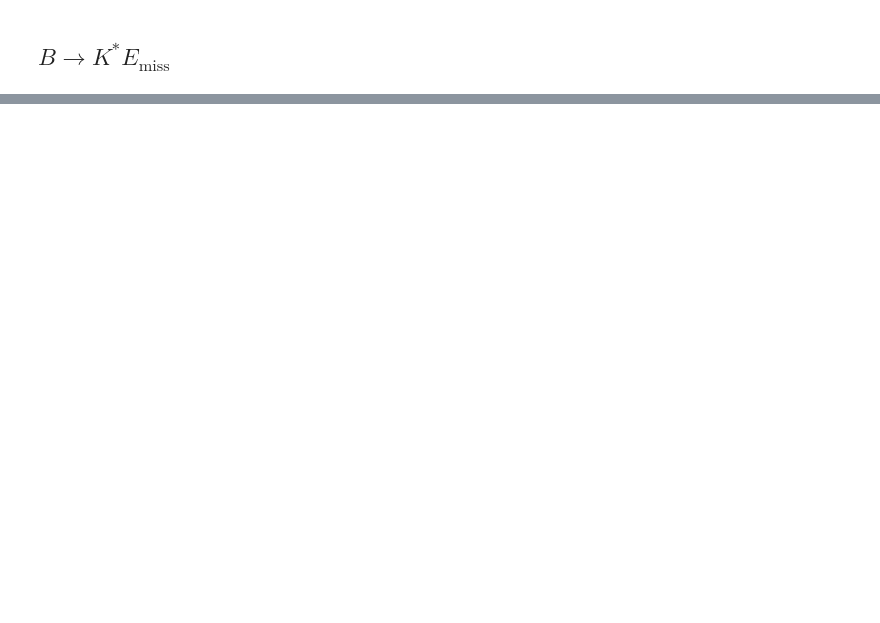
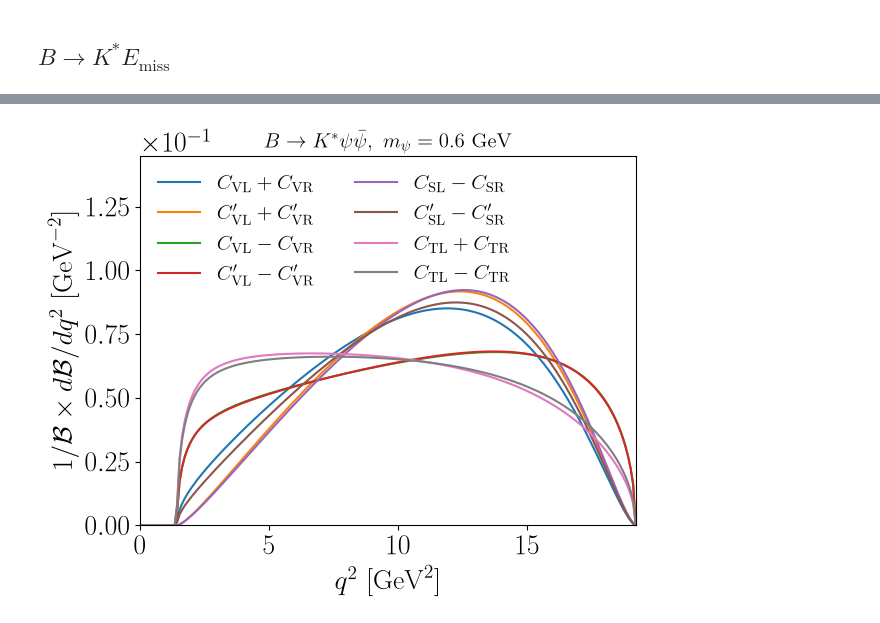
Before and after one commit to PatrickBolton/bk-invisible-fits, a Jupyter notebook: notebooks/01_BR_plots.ipynb, the cells around one changed output, grey strips where cells are left out. Drawn from its saved outputs; the diff is of its cells as text; code cells hidden in the pictures; blank space fills up the shorter version.

```diff
--- a/notebooks/01_BR_plots.ipynb
+++ b/notebooks/01_BR_plots.ipynb
@@ -245,0 +93,14 @@ plt.savefig(SAVE_DIR / "BtoKs_3body_fermion.pdf", bbox_inches='tight')
+# %%
+plot_spectra({
+    r'$C_{\rm VL} + C_{\rm VR}$': Model("psipsi", m, CVL = 1., CVR = 1.),
+    r'$C_{\rm VL}^{\prime} + C_{\rm VR}^{\prime}$': Model("psipsi", m, CVLp = 1., CVRp = 1.),
+    r'$C_{\rm VL} - C_{\rm VR}$': Model("psipsi", m, CVL = 1., CVR = -1.),
+    r'$C_{\rm VL}^{\prime} - C_{\rm VR}^{\prime}$': Model("psipsi", m, CVLp = 1., CVRp = -1.),
+    r'$C_{\rm SL} - C_{\rm SR}$': Model("psipsi", m, CSL = 1., CSR = -1.),
+    r'$C_{\rm SL}^{\prime} - C_{\rm SR}^{\prime}$': Model("psipsi", m, CSLp = 1., CSRp = -1.),
+    r'$C_{\rm TL} + C_{\rm TR}$': Model("psipsi", m, CTL = 1., CTR = 1.),
+    r'$C_{\rm TL} - C_{\rm TR}$': Model("psipsi", m, CTL = 1., CTR = -1.),
+}, KS, ylim = (0, 0.145), title = r'$B\to K^* \psi\bar{\psi},~m_\psi = %1.1f~\mathrm{GeV}$' % m,
+   file = "BtoKs_3body_fermion.pdf", ncol = 2)
+# %% [output]
+[figure, added]
```
Also changed, not shown: parts of 13 cells of this notebook, 6 other files.
